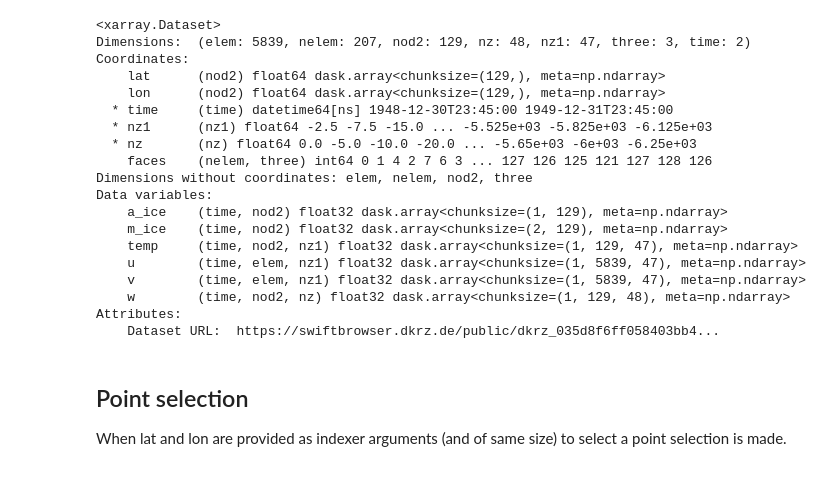
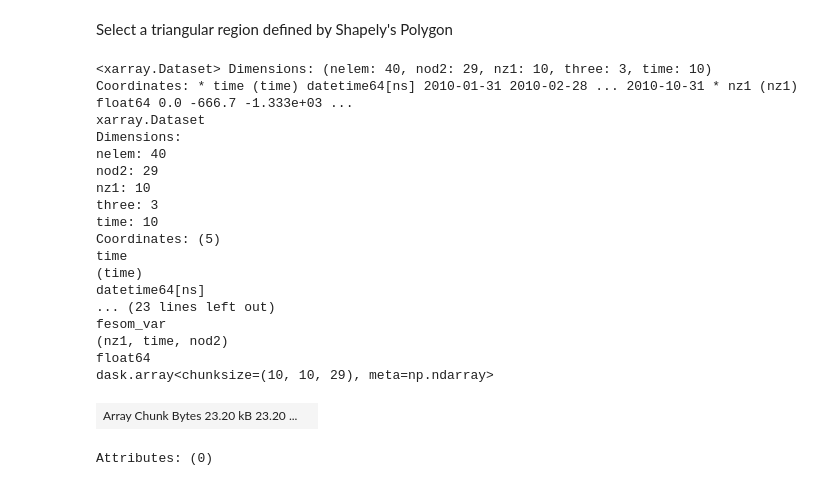
Before and after one commit to FESOM/pyfesom2, a Jupyter notebook: notebooks/accessor_selections.ipynb, the cells around one changed output. Saved outputs shown, nothing was run; the diff lists cells and outputs as text; code cells hidden in the pictures.

```diff
--- a/notebooks/accessor_selections.ipynb
+++ b/notebooks/accessor_selections.ipynb
@@ -64,28 +73,26 @@ Attributes:
+# %% [markdown]
+Select a triangular region defined by Shapely's Polygon
 # %%
 from shapely.geometry import Polygon
 polygon_region = Polygon([(-70, 30), (-10, 0), (-10, 60)])  # a triangle in atlantic
-pi_grid.pyfesom2.select(region=polygon_region)
+fesom_ds.pyfesom2.select(region=polygon_region)
 # %% [output]
-<xarray.Dataset>
-Dimensions:  (elem: 5839, nelem: 207, nod2: 129, nz: 48, nz1: 47, three: 3, time: 2)
-Coordinates:
-    lat      (nod2) float64 dask.array<chunksize=(129,), meta=np.ndarray>
-    lon      (nod2) float64 dask.array<chunksize=(129,), meta=np.ndarray>
-  * time     (time) datetime64[ns] 1948-12-30T23:45:00 1949-12-31T23:45:00
-  * nz1      (nz1) float64 -2.5 -7.5 -15.0 ... -5.525e+03 -5.825e+03 -6.125e+03
-  * nz       (nz) float64 0.0 -5.0 -10.0 -20.0 ... -5.65e+03 -6e+03 -6.25e+03
-    faces    (nelem, three) int64 0 1 4 2 7 6 3 ... 127 126 125 121 127 128 126
-Dimensions without coordinates: elem, nelem, nod2, three
-Data variables:
-    a_ice    (time, nod2) float32 dask.array<chunksize=(1, 129), meta=np.ndarray>
-    m_ice    (time, nod2) float32 dask.array<chunksize=(2, 129), meta=np.ndarray>
-    temp     (time, nod2, nz1) float32 dask.array<chunksize=(1, 129, 47), meta=np.ndarray>
-    u        (time, elem, nz1) float32 dask.array<chunksize=(1, 5839, 47), meta=np.ndarray>
-    v        (time, elem, nz1) float32 dask.array<chunksize=(1, 5839, 47), meta=np.ndarray>
-    w        (time, nod2, nz) float32 dask.array<chunksize=(1, 129, 48), meta=np.ndarray>
-Attributes:
-    Dataset URL:  https://swiftbrowser.dkrz.de/public/dkrz_035d8f6ff058403bb4...
+<xarray.Dataset> Dimensions: (nelem: 40, nod2: 29, nz1: 10, three: 3, time: 10) Coordinates: * time (time) datetime64[ns] 2010-01-31 2010-02-28 ... 2010-10-31 * nz1 (nz1) float64 0.0 -666.7 -1.333e+03 ...
+xarray.Dataset
+Dimensions:
+nelem: 40
+nod2: 29
+nz1: 10
+three: 3
+time: 10
+Coordinates: (5)
+time
+(time)
+datetime64[ns]
+... (23 lines left out)
+fesom_var
+(nz1, time, nod2)
+float64
+dask.array<chunksize=(10, 10, 29), meta=np.ndarray>
+| Array Chunk Bytes 23.20 kB 23.20 ... |  |
+Attributes: (0)
-# %% [markdown]
-## Point selection
-
-When lat and lon are provided as indexer arguments (and of same size) to select a point selection is made.
```
Also changed, not shown: parts of 33 cells of this notebook, 1 other file.
